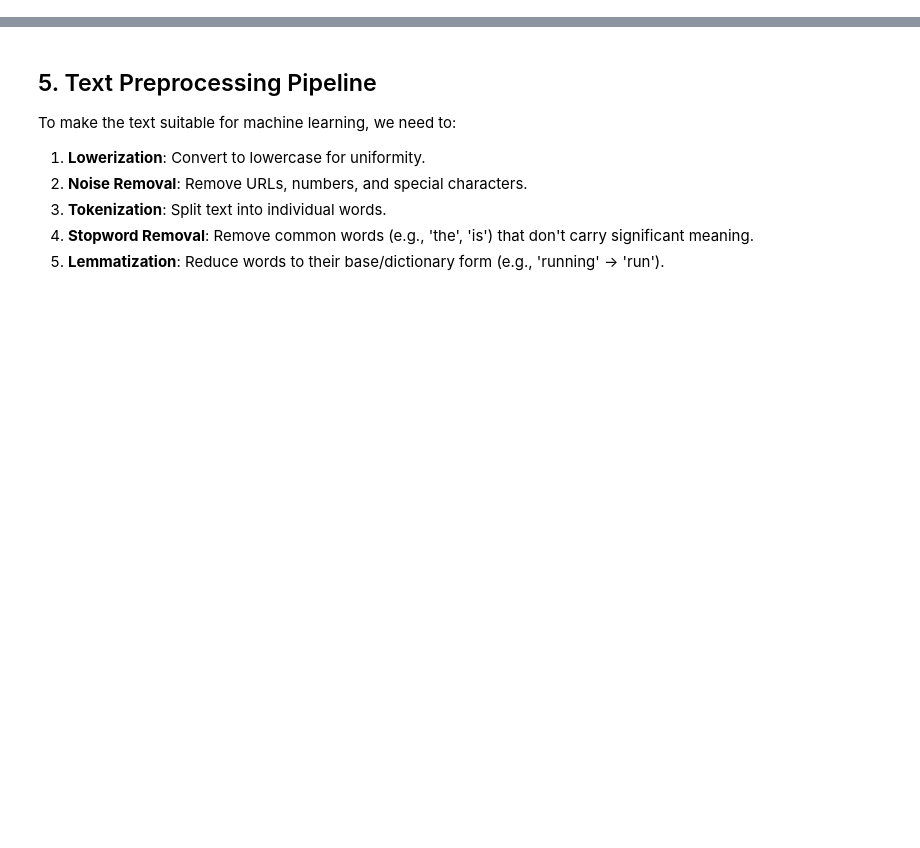
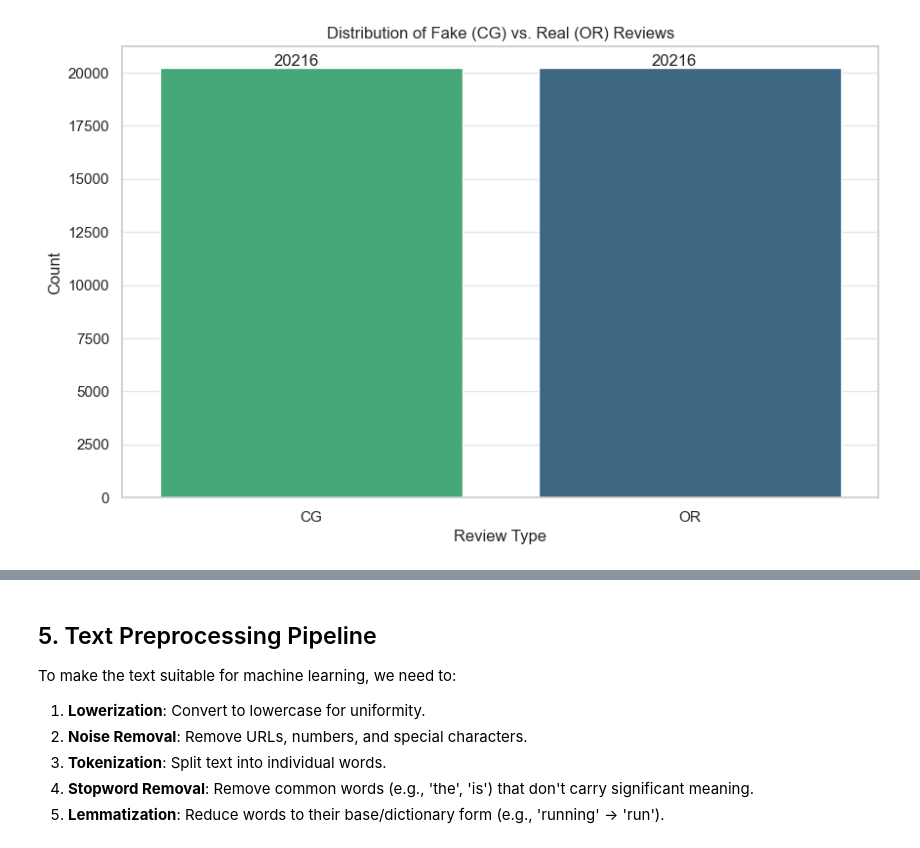
Before and after one commit to zAyman01/FakeReviewDetection, a Jupyter notebook: notebooks/preprocessing_eda.ipynb, the cells around one changed output, grey strips where cells are left out. Cells and saved outputs as stored; diff of their text form; code cells hidden in the pictures; blank space fills up the shorter version.

```diff
--- a/notebooks/preprocessing_eda.ipynb
+++ b/notebooks/preprocessing_eda.ipynb
@@ -60 +74,16 @@ We load the raw dataset and perform a quick check of its structure. Consistency
+# %%
+# 3.1. Class Balance
+df['label_binary'] = df['label'].map({'CG': 1, 'OR': 0})
+
+plt.figure(figsize=(10, 6))
+ax = sns.countplot(x='label', data=df, palette='viridis', hue='label_binary', legend=False)
+plt.title("Distribution of Fake (CG) vs. Real (OR) Reviews")
+plt.xlabel("Review Type")
+plt.ylabel("Count")
+for p in ax.patches:
+    ax.annotate(f'{int(p.get_height())}', (p.get_x() + 0.3, p.get_height() + 100))
+plt.savefig(os.path.join(FIGURES_DIR, "class_distribution.png"))
+plt.show()
+# %% [output]
+[figure, added]
 # %%
```
Also changed, not shown: parts of 22 cells of this notebook, 41 other files.
